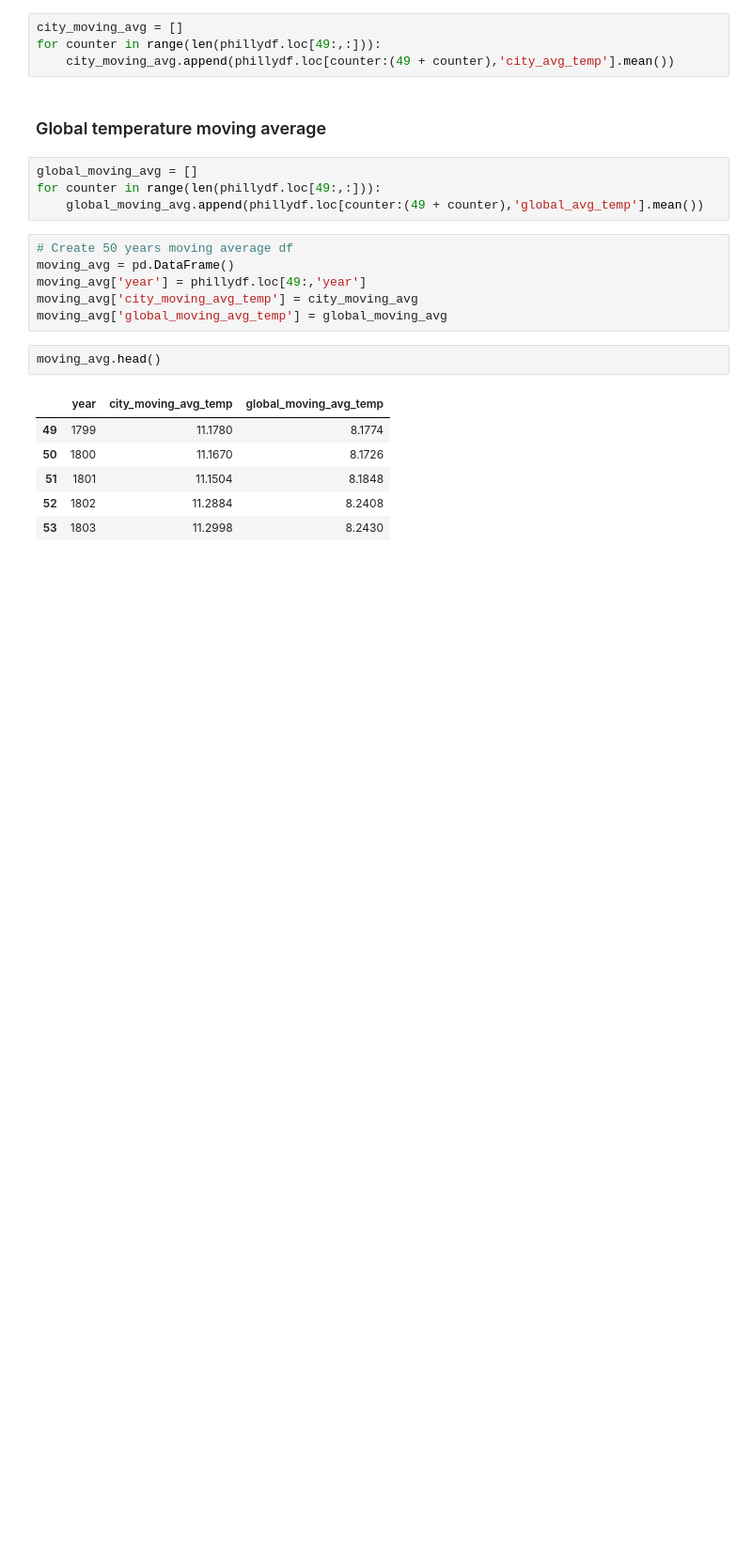
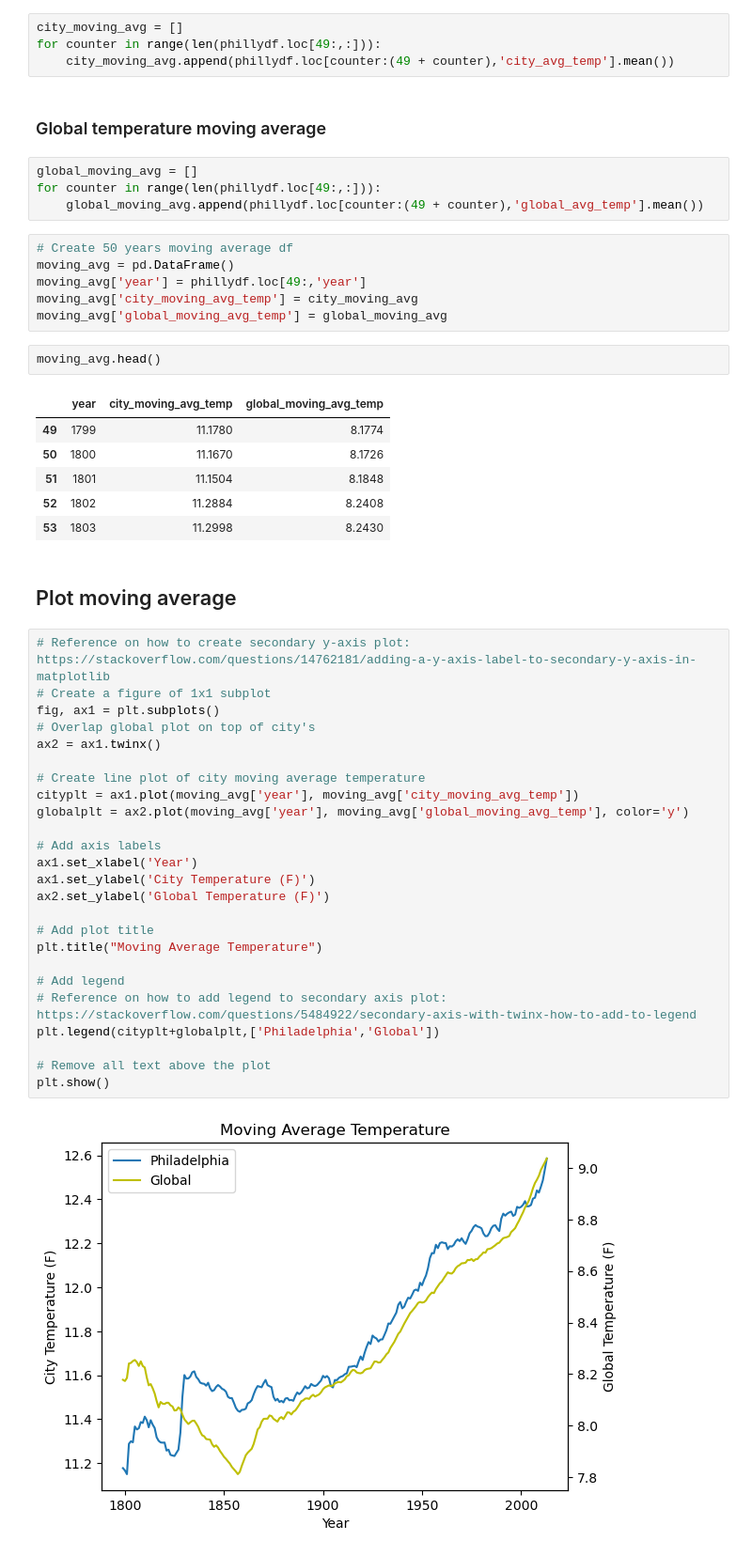
Before and after one commit to ynhinguyen11/Explore_Weather_Trends_SQL, a Jupyter notebook: SQL_Exploring_Weather_Trends.ipynb, the cells around one changed output. Shown at 94% size. Saved outputs shown, nothing was run; the diff lists cells and outputs as text; blank space fills up the shorter version.

Commit message:
feat: Plot city and global moving average

```diff
--- a/SQL_Exploring_Weather_Trends.ipynb
+++ b/SQL_Exploring_Weather_Trends.ipynb
@@ -105,3 +110,32 @@ moving_avg.head()
 | 51 | 1801 | 11.1504 | 8.1848 |
 | 52 | 1802 | 11.2884 | 8.2408 |
 | 53 | 1803 | 11.2998 | 8.2430 |
+# %% [markdown]
+## Plot moving average
+# %%
+# Reference on how to create secondary y-axis plot: https://stackoverflow.com/questions/14762181/adding-a-y-axis-label-to-secondary-y-axis-in-matplotlib
+# Create a figure of 1x1 subplot
+fig, ax1 = plt.subplots()
+# Overlap global plot on top of city's
+ax2 = ax1.twinx()
+
+# Create line plot of city moving average temperature
+cityplt = ax1.plot(moving_avg['year'], moving_avg['city_moving_avg_temp'])
+globalplt = ax2.plot(moving_avg['year'], moving_avg['global_moving_avg_temp'], color='y')
+
+# Add axis labels
+ax1.set_xlabel('Year')
+ax1.set_ylabel('City Temperature (F)')
+ax2.set_ylabel('Global Temperature (F)')
+
+# Add plot title
+plt.title("Moving Average Temperature")
+
+# Add legend
+# Reference on how to add legend to secondary axis plot: https://stackoverflow.com/questions/5484922/secondary-axis-with-twinx-how-to-add-to-legend
+plt.legend(cityplt+globalplt,['Philadelphia','Global'])
+
+# Remove all text above the plot
+plt.show()
+# %% [output]
+[figure, added]
```
Also changed, not shown: parts of 2 cells of this notebook.
